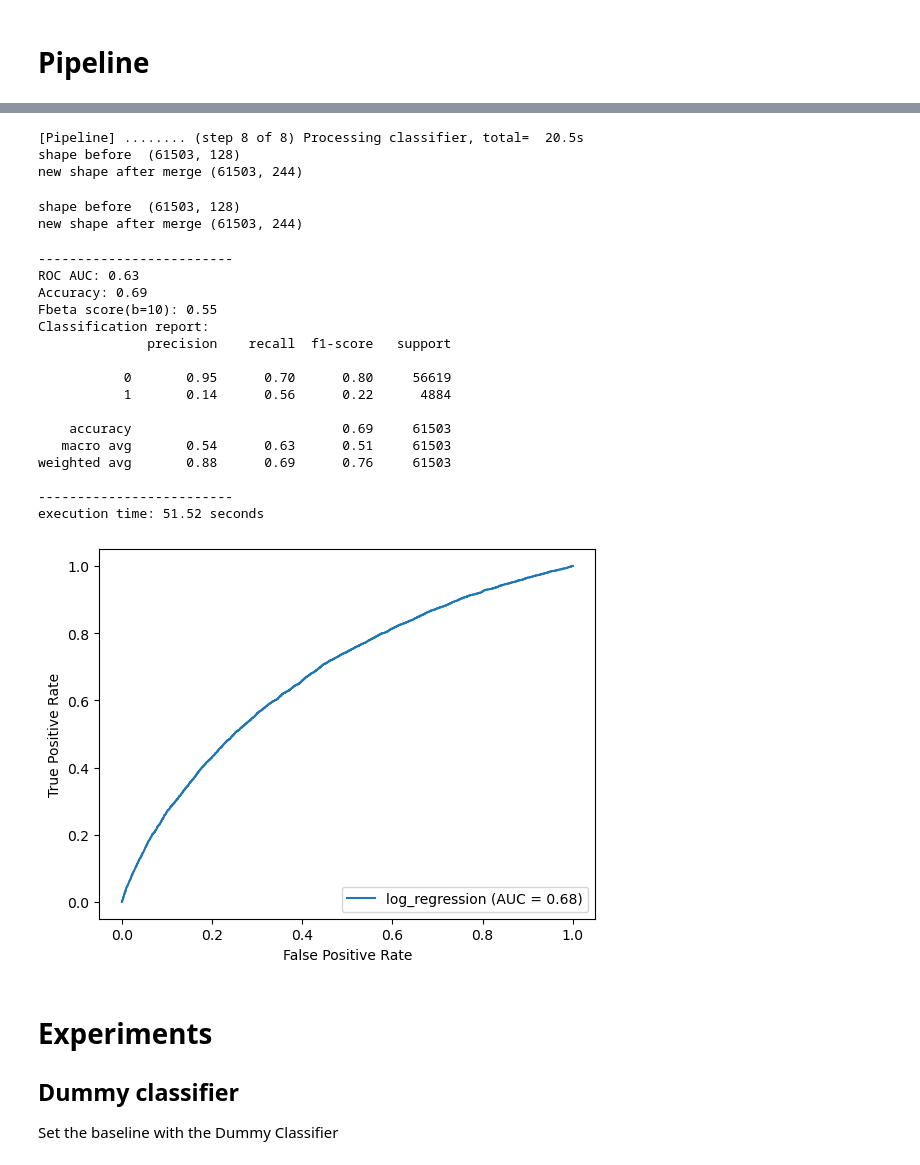
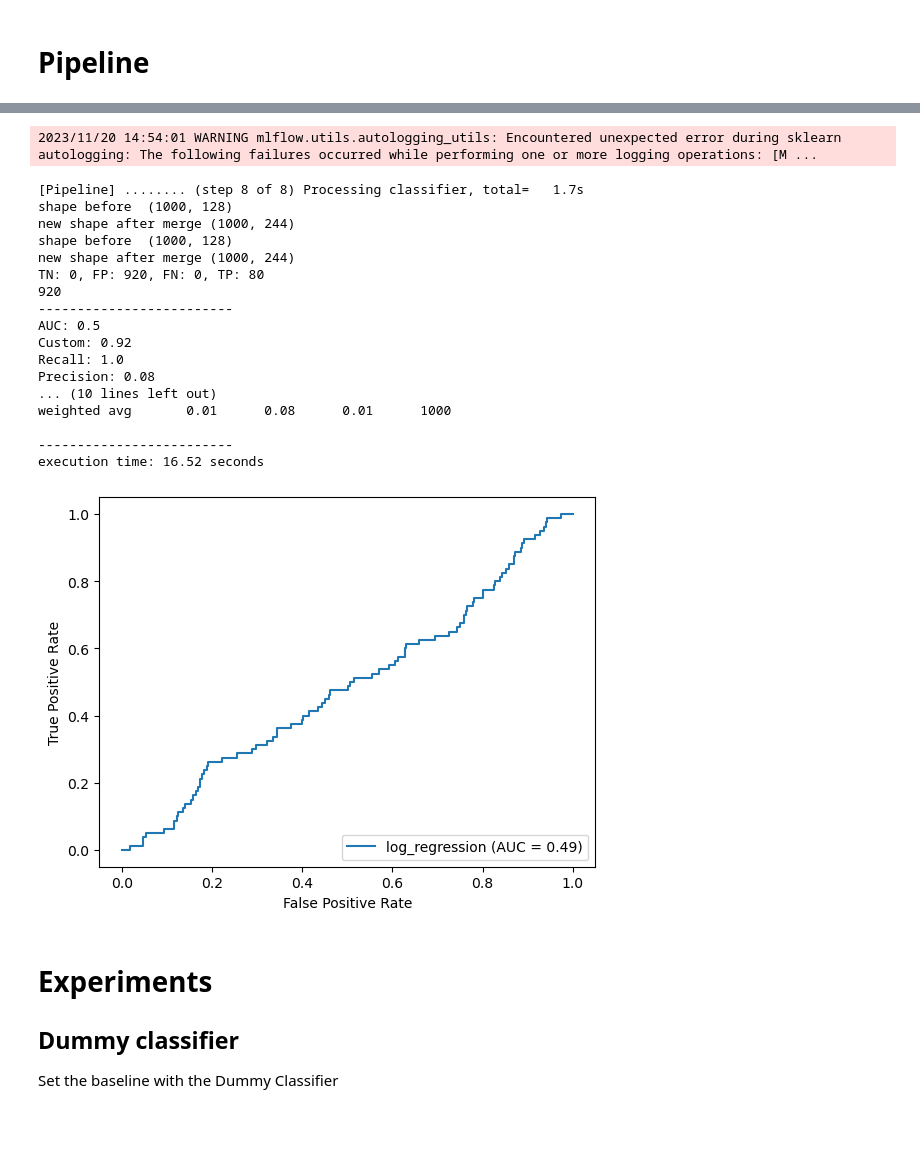
Before and after one commit to NatChe/credit-scoring-dashboard, a Jupyter notebook: 01_Training.ipynb, the cells around one changed output, grey strips where cells are left out. Cells and saved outputs as stored; diff of their text form; code cells hidden in the pictures; blank space fills up the shorter version.

Commit message:
feat(training): add custom metrics

```diff
--- a/01_Training.ipynb
+++ b/01_Training.ipynb
@@ -41,21 +52,27 @@ pd.options.display.float_format = '{:.4f}'.format
+# %%
+def get_custom_score(y_true, y_pred):
+    tn, fp, fn, tp = confusion_matrix(y_true, y_pred).ravel()
+    #print(f'TN: {tn}, FP: {fp}, FN: {fn}, TP: {tp}')
+    score = 10*fn + fp
+
+    #print(score)
+    return score/y_true.size
 # %%
 def display_scores(y_true, y_pred, y_pred_proba, name=''):
+    metrics = {
+        'AUC': round(roc_auc_score(y_true, y_pred), 2),
+        'Custom': round(get_custom_score(y_true, y_pred), 2),
+        'Recall': round(recall_score(y_true, y_pred), 2),
+        'Precision': round(precision_score(y_true, y_pred), 2),
+        'F beta 10': round(fbeta_score(y_true, y_pred, beta=10), 2),
+        'Accuracy': round(accuracy_score(y_true, y_pred, normalize=True), 2),
+    }
+
     print('-------------------------')
 
-    # AUC
-    roc_auc = round(roc_auc_score(y_true, y_pred), 2)
-    print(f'ROC AUC: {roc_auc}')
-    mlflow.log_metric("AUC", roc_auc)
-
-    # Accuracy
-    accuracy = round(accuracy_score(y_true, y_pred, normalize=True), 2)
-    print(f'Accuracy: {accuracy}')
-    mlflow.log_metric("Accuracy", accuracy)
-
-    # F beta 10
-    fbeta = round(fbeta_score(y_true, y_pred, beta=10), 2)
-    print(f'Fbeta score(b=10): {fbeta}')
-    mlflow.log_metric("Fbeta_10", fbeta)
+    for metric_name in metrics:
+        print(f'{metric_name}: {metrics[metric_name]}')
+        mlflow.log_metric(metric_name, metrics[metric_name])
 
     # Classification report
     print('Classification report:')
@@ -240,7 +220,8 @@ test_config = {
         'cat_imputer': SimpleImputer(strategy='most_frequent'),
         'should_scale': True,
         'scaler': StandardScaler(),
-        'use_bureau': True
+        'use_bureau_and_balance': True,
+        'use_previous_applications': False
     },
      'balancing': {
         'should_oversample': True,
@@ -251,7 +232,7 @@ test_config = {
     }
 }
 
-train('log_regression', config=test_config, dev_mode=False)
+train('log_regression', config=test_config, dev_mode=True)
 # %% [output]
 Training the model
 Loading application_train ...
@@ -276,25 +255,22 @@ X shape after removing (246008, 202)
-[Pipeline] ........ (step 8 of 8) Processing classifier, total=  20.5s
-shape before  (61503, 128)
-new shape after merge (61503, 244)
+2023/11/20 14:54:01 WARNING mlflow.utils.autologging_utils: Encountered unexpected error during sklearn autologging: The following failures occurred while performing one or more logging operations: [M ...
-shape before  (61503, 128)
-new shape after merge (61503, 244)
+[Pipeline] ........ (step 8 of 8) Processing classifier, total=   1.7s
+shape before  (1000, 128)
+new shape after merge (1000, 244)
+shape before  (1000, 128)
+new shape after merge (1000, 244)
+TN: 0, FP: 920, FN: 0, TP: 80
+920
+-------------------------
+AUC: 0.5
+Custom: 0.92
+Recall: 1.0
+Precision: 0.08
+... (10 lines left out)
+weighted avg       0.01      0.08      0.01      1000
+
+-------------------------
+execution time: 16.52 seconds
--------------------------
-ROC AUC: 0.63
-Accuracy: 0.69
-Fbeta score(b=10): 0.55
-Classification report:
-              precision    recall  f1-score   support
-
-           0       0.95      0.70      0.80     56619
-           1       0.14      0.56      0.22      4884
-
-    accuracy                           0.69     61503
-   macro avg       0.54      0.63      0.51     61503
-weighted avg       0.88      0.69      0.76     61503
-
--------------------------
-execution time: 51.52 seconds
-[figure, old version]
+[figure, new version]
 # %% [markdown]
 # Experiments
 ## Dummy classifier
```
Also changed, not shown: parts of 18 cells of this notebook.
